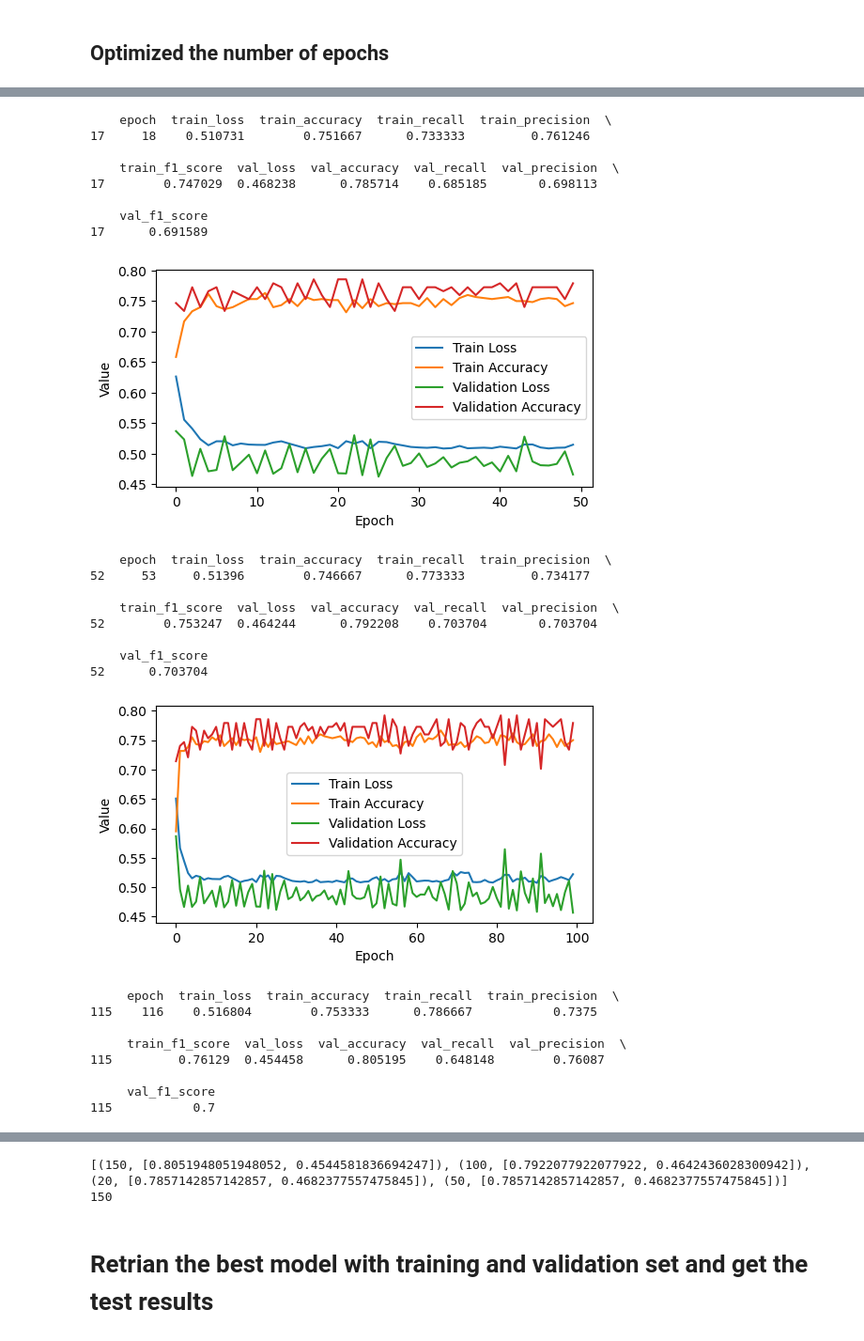
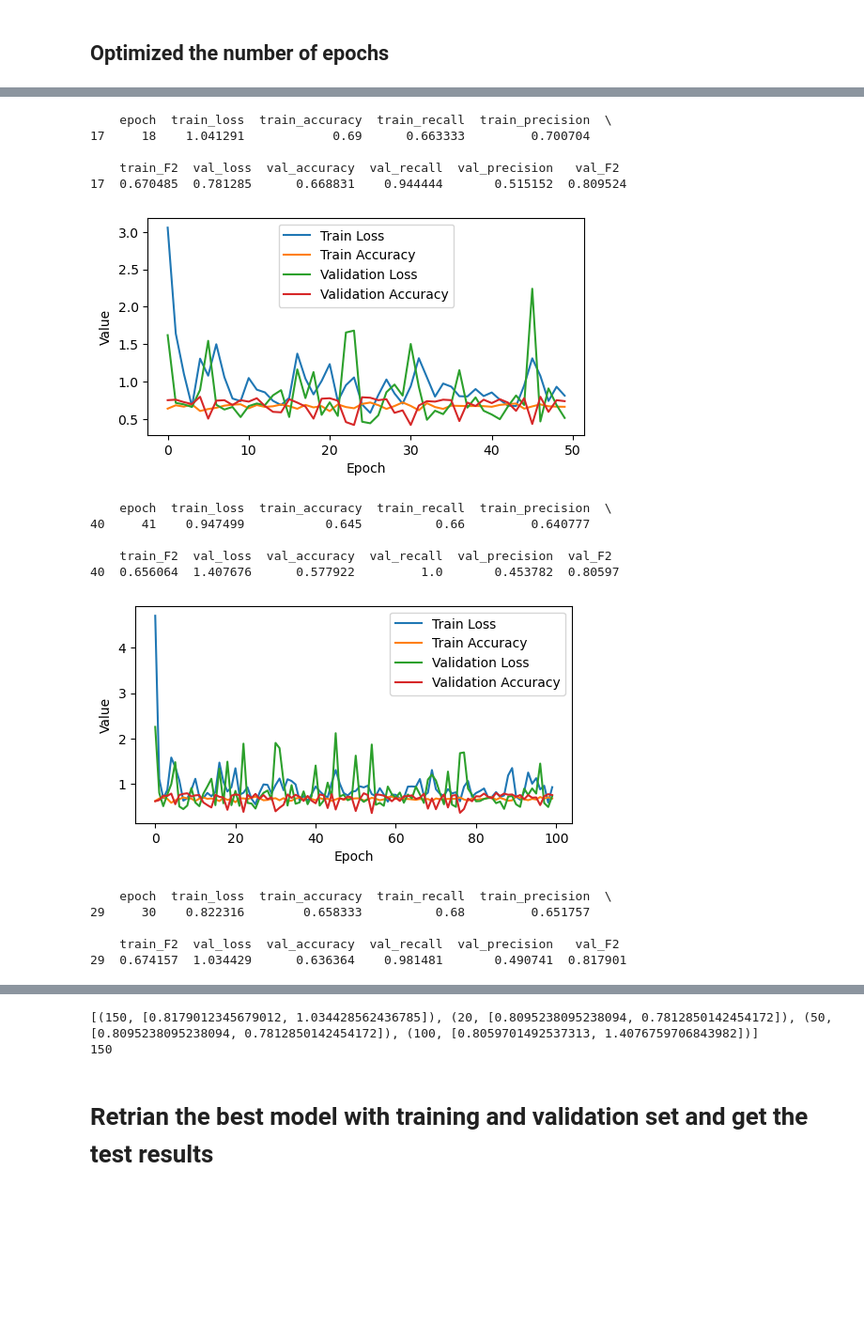
Before and after one commit to wh01019/Deep_Learning_assignment, a Jupyter notebook: a1-1880872_code.ipynb, the cells around one changed output, grey strips where cells are left out. Shown at 94% size. Saved outputs shown, nothing was run; the diff lists cells and outputs as text; code cells hidden in the pictures; blank space fills up the shorter version.

```diff
--- a/a1-1880872_code.ipynb
+++ b/a1-1880872_code.ipynb
@@ -391,10 +451,12 @@ def display_opt_res(output, entities=""):
 # %%
+opt_lr = 1
+opt_bs = 50
 optimizers = ["SGD", "SGDm","Adam", "Adamw", "RMSProp"]
 output_opt = dict()
 
 for name in optimizers:
-    model, res, accuracy, loss = do_all(X_train, y_train, X_val_nb, y_val_nb, optimizer_name = name)
-    output_opt[name] = [accuracy, loss]
+    model, res, f2, loss = do_all(X_train, y_train, X_val_nb, y_val_nb, optimizer_name = name, learning_rate=opt_lr, batch_size=opt_bs)
+    output_opt[name] = [f2, loss]
 
 opt_optimizer_name = display_opt_res(output_opt, "Optimizers")
 print(opt_optimizer_name)
@@ -452,10 +496,0 @@ Adamw
-# %%
-lrs = [1, 0.1, 0.01, 0.001]
-output_lr = dict()
-
-for lr in lrs:
-    model, res, accuracy, loss = do_all(X_train, y_train, X_val_nb, y_val_nb, opt_optimizer_name, learning_rate = lr)
-    output_lr[lr] = [accuracy, loss]
-
-opt_lr = display_opt_res(output_lr, "Learning Rates")
-print(opt_lr)
@@ -504,10 +496,0 @@ print(opt_lr)
-# %%
-batch_sizes = [5, 20, 32, 50]
-output_batch = dict()
-
-for bs in batch_sizes:
-    model, res, accuracy, loss = do_all(X_train, y_train, X_val_nb, y_val_nb, opt_optimizer_name, learning_rate = opt_lr, batch_size = bs)
-    output_batch[bs] = [accuracy, loss]
-
-opt_bs = display_opt_res(output_batch, "Batch Sizes")
-print(opt_bs)
@@ -553,0 +499,9 @@ print(opt_bs)
+# %%
+lrs2 = [1, 0.1, 0.01, 0.001]
+output_lr = dict()
+
+for lr2 in lrs2:
+    model, res, f2, loss = do_all(X_train, y_train, X_val_nb, y_val_nb, learning_rate=lr2, batch_size=opt_bs)
+    output_lr[lr2] = [f2, loss]
+opt_lr = display_opt_res(output_lr, f"Learning rate")
+print(opt_lr)
@@ -558,8 +540,8 @@ epochs = [20, 50, 100, 150]
 output_epoch = dict()
 
 for epoch in epochs:
-    model, res, accuracy, loss = do_all(X_train, y_train, X_val_nb, y_val_nb, opt_optimizer_name, learning_rate = opt_lr, batch_size = bs, epochs = epoch)
-    output_epoch[epoch] = [accuracy, loss]
+    model, res, f2, loss = do_all(X_train, y_train, X_val_nb, y_val_nb, opt_optimizer_name, learning_rate = opt_lr, batch_size = opt_bs, epochs = epoch)
+    output_epoch[epoch] = [f2, loss]
 
 opt_epochs = display_opt_res(output_epoch, "Number of Epochs")
 print(opt_epochs)
@@ -576,26 +555,17 @@ print(opt_epochs)
     epoch  train_loss  train_accuracy  train_recall  train_precision  \
-17     18    0.510731        0.751667      0.733333         0.761246
+17     18    1.041291            0.69      0.663333         0.700704
 
-    train_f1_score  val_loss  val_accuracy  val_recall  val_precision  \
-17        0.747029  0.468238      0.785714    0.685185       0.698113
-
-    val_f1_score
-17      0.691589
+    train_F2  val_loss  val_accuracy  val_recall  val_precision   val_F2
+17  0.670485  0.781285      0.668831    0.944444       0.515152  0.809524
-[figure, old version]
+[figure, new version]
     epoch  train_loss  train_accuracy  train_recall  train_precision  \
-52     53     0.51396        0.746667      0.773333         0.734177
+40     41    0.947499           0.645          0.66         0.640777
 
-    train_f1_score  val_loss  val_accuracy  val_recall  val_precision  \
-52        0.753247  0.464244      0.792208    0.703704       0.703704
-
-    val_f1_score
-52      0.703704
+    train_F2  val_loss  val_accuracy  val_recall  val_precision  val_F2
+40  0.656064  1.407676      0.577922         1.0       0.453782  0.80597
-[figure, old version]
+[figure, new version]
-     epoch  train_loss  train_accuracy  train_recall  train_precision  \
-115    116    0.516804        0.753333      0.786667           0.7375
+    epoch  train_loss  train_accuracy  train_recall  train_precision  \
+29     30    0.822316        0.658333          0.68         0.651757
 
-     train_f1_score  val_loss  val_accuracy  val_recall  val_precision  \
-115         0.76129  0.454458      0.805195    0.648148        0.76087
-
-     val_f1_score
-115           0.7
+    train_F2  val_loss  val_accuracy  val_recall  val_precision   val_F2
+29  0.674157  1.034429      0.636364    0.981481       0.490741  0.817901
@@ -604,4 +574,4 @@ print(opt_epochs)
-[(150, [0.8051948051948052, 0.4544581836694247]), (100, [0.7922077922077922, 0.4642436028300942]), (20, [0.7857142857142857, 0.4682377557475845]), (50, [0.7857142857142857, 0.4682377557475845])]
+[(150, [0.8179012345679012, 1.034428562436785]), (20, [0.8095238095238094, 0.7812850142454172]), (50, [0.8095238095238094, 0.7812850142454172]), (100, [0.8059701492537313, 1.4076759706843982])]
 150
 # %% [markdown]
 # Retrian the best model with training and validation set and get the test results
```
Also changed, not shown: parts of 26 cells of this notebook.
